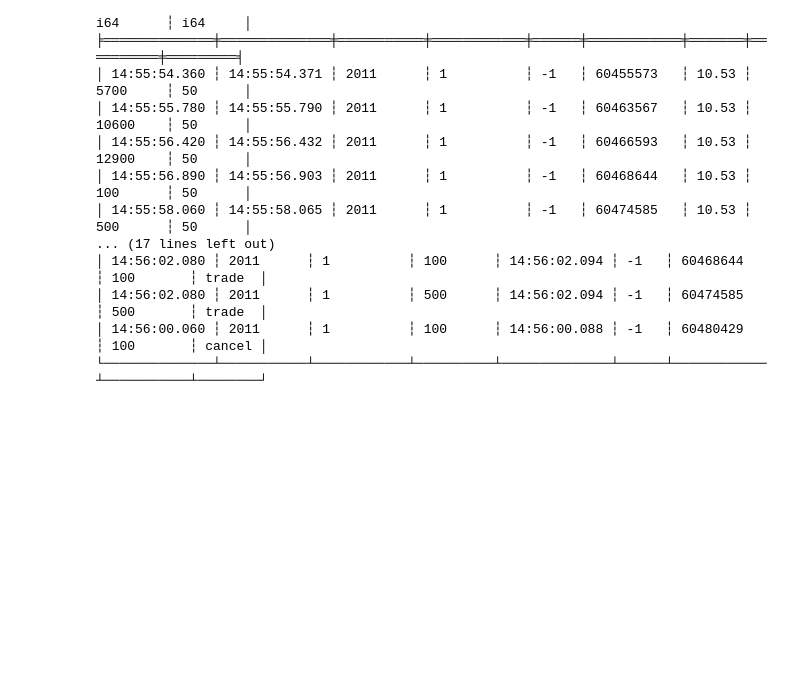
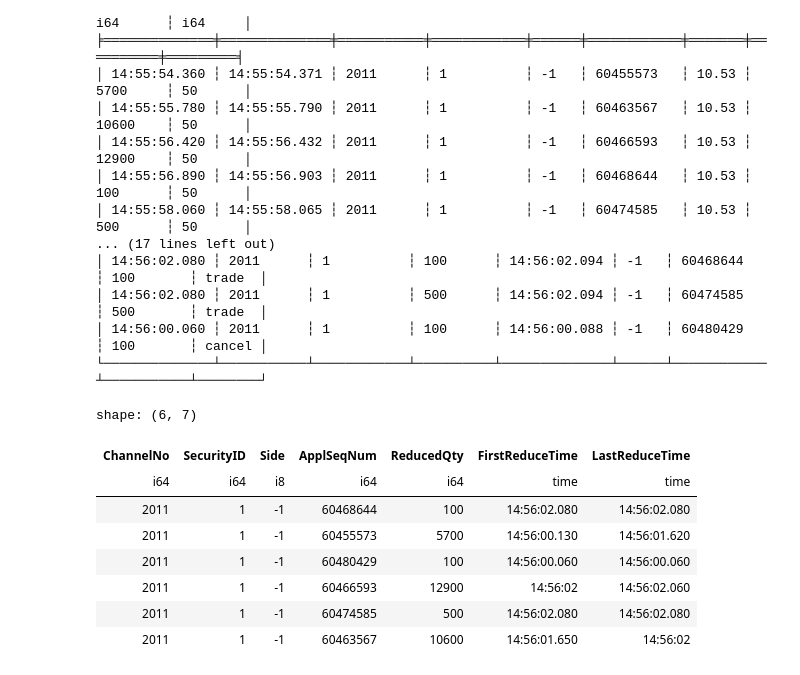
Before and after one commit to Xujy424/research2workflow, a Jupyter notebook: v2/dataloader/test.ipynb, the cells around one changed output. Drawn from its saved outputs; the diff is of its cells as text; code cells hidden in the pictures; blank space fills up the shorter version.

```diff
--- a/v2/dataloader/test.ipynb
+++ b/v2/dataloader/test.ipynb
@@ -579,3 +579,21 @@ shape: (6, 9)
 │ 14:56:02.080 ┆ 2011      ┆ 1          ┆ 500      ┆ 14:56:02.094 ┆ -1   ┆ 60474585   ┆ 500       ┆ trade  │
 │ 14:56:00.060 ┆ 2011      ┆ 1          ┆ 100      ┆ 14:56:00.088 ┆ -1   ┆ 60480429   ┆ 100       ┆ cancel │
 └──────────────┴───────────┴────────────┴──────────┴──────────────┴──────┴────────────┴───────────┴────────┘
+# %%
+target_reductions.group_by(
+    ORDER_KEY
+).agg(
+    pl.col("ReduceQty").sum().alias("ReducedQty"),
+    pl.col("TransactTime").min().alias("FirstReduceTime"),
+    pl.col("TransactTime").max().alias("LastReduceTime"),
+)
+# %% [output]
+shape: (6, 7)
+| ChannelNo | SecurityID | Side | ApplSeqNum | ReducedQty | FirstReduceTime | LastReduceTime |
+| i64 | i64 | i8 | i64 | i64 | time | time |
+| 2011 | 1 | -1 | 60468644 | 100 | 14:56:02.080 | 14:56:02.080 |
+| 2011 | 1 | -1 | 60455573 | 5700 | 14:56:00.130 | 14:56:01.620 |
+| 2011 | 1 | -1 | 60480429 | 100 | 14:56:00.060 | 14:56:00.060 |
+| 2011 | 1 | -1 | 60466593 | 12900 | 14:56:02 | 14:56:02.060 |
+| 2011 | 1 | -1 | 60474585 | 500 | 14:56:02.080 | 14:56:02.080 |
+| 2011 | 1 | -1 | 60463567 | 10600 | 14:56:01.650 | 14:56:02 |
```
Also changed, not shown: parts of 3 cells of this notebook.
